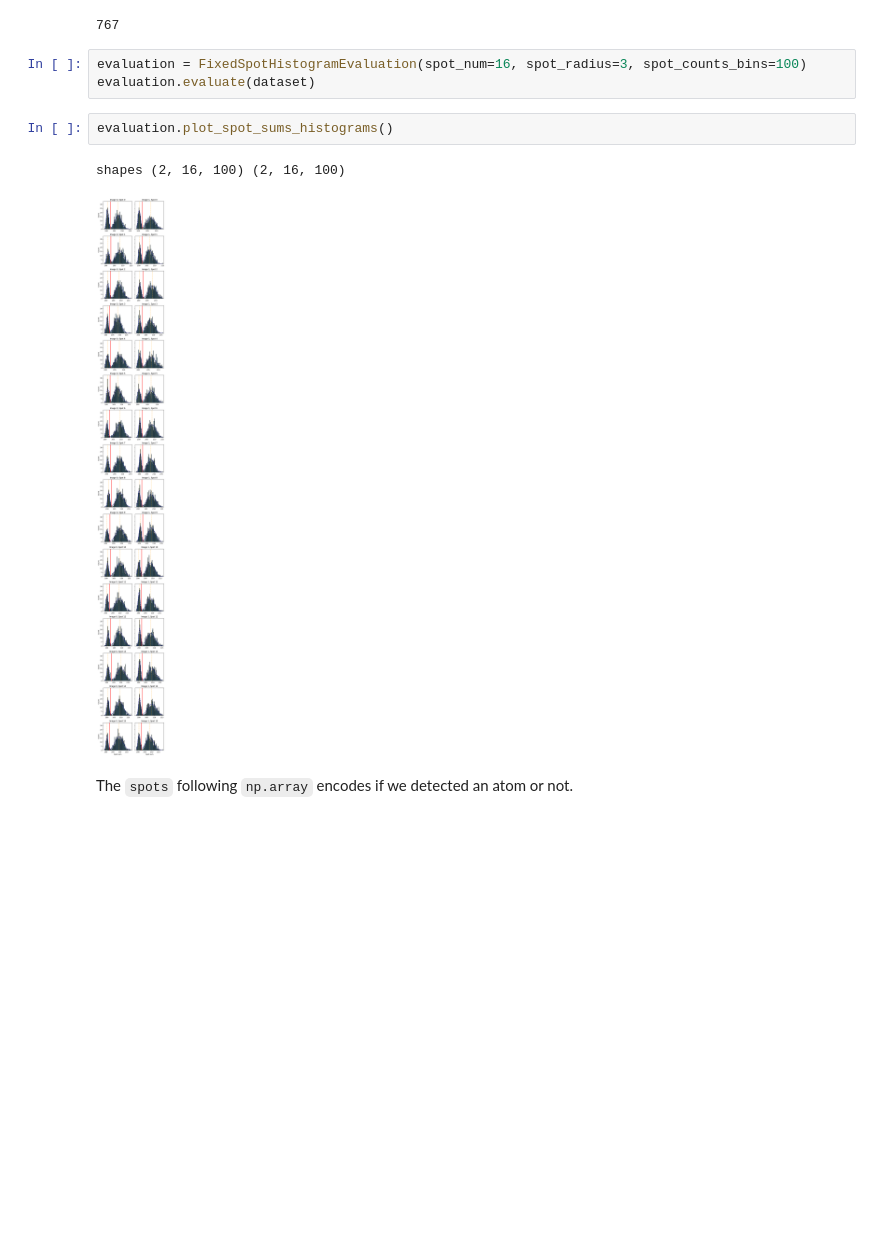
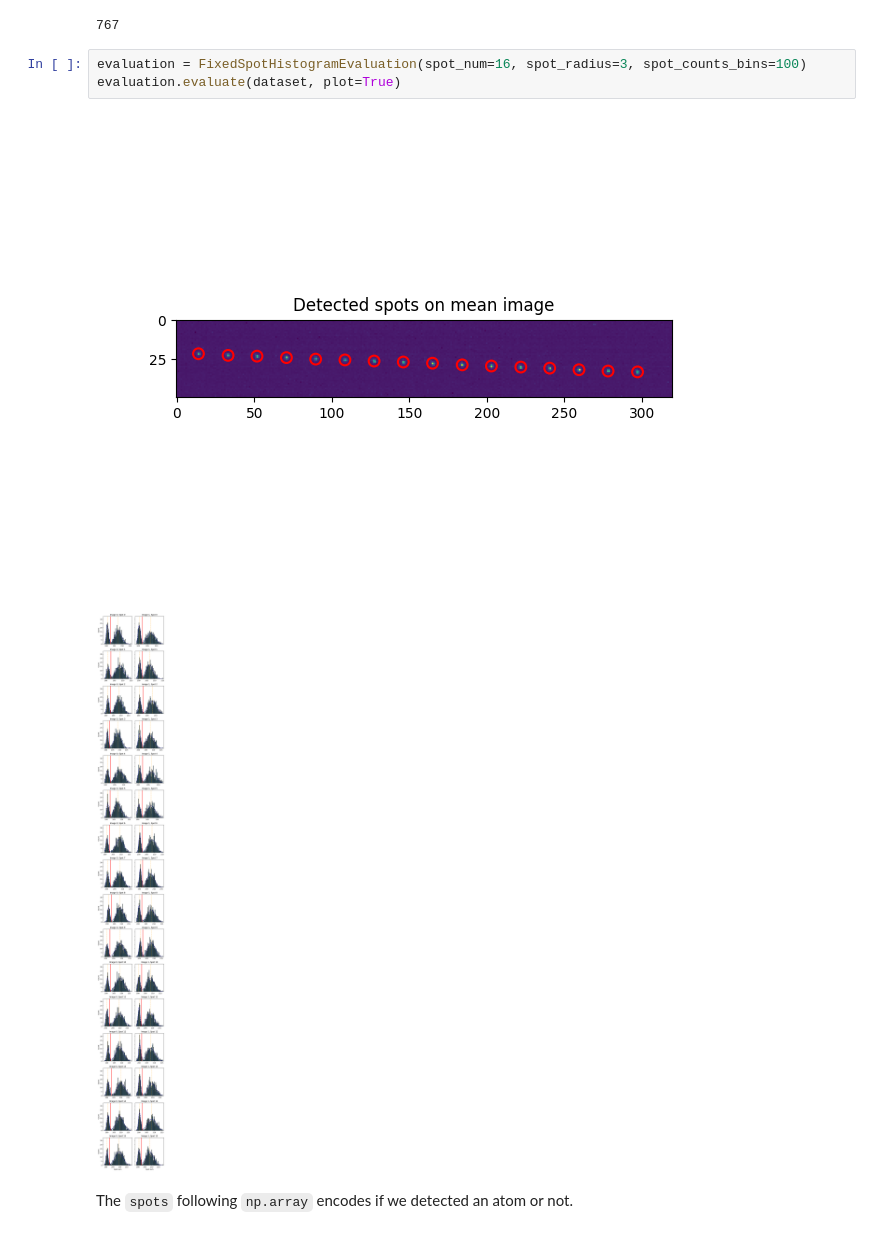
Before and after one commit to rydyb/pydatatom, a Jupyter notebook: notebooks/4 Fixed Spot Histogram Evaluation.ipynb, the cells around one changed output. Saved outputs shown, nothing was run; the diff lists cells and outputs as text; blank space fills up the shorter version.

Commit message:
added plot flag to Evaluations and drop_const flag to SpectroscopyEvaluation

```diff
--- a/notebooks/4 Fixed Spot Histogram Evaluation.ipynb
+++ b/notebooks/4 Fixed Spot Histogram Evaluation.ipynb
@@ -29,12 +26,10 @@ len(dataset)
 767
 # %%
 evaluation = FixedSpotHistogramEvaluation(spot_num=16, spot_radius=3, spot_counts_bins=100)
-evaluation.evaluate(dataset)
+evaluation.evaluate(dataset, plot=True)
+# %% [output]
+[figure, added]
+[figure, added]
-# %%
-evaluation.plot_spot_sums_histograms()
-# %% [output]
-shapes (2, 16, 100) (2, 16, 100)
-[figure, removed]
 # %% [markdown]
 The `spots` following `np.array` encodes if we detected an atom or not.
 # %%
```
Also changed, not shown: parts of 2 cells of this notebook, 4 other files.
